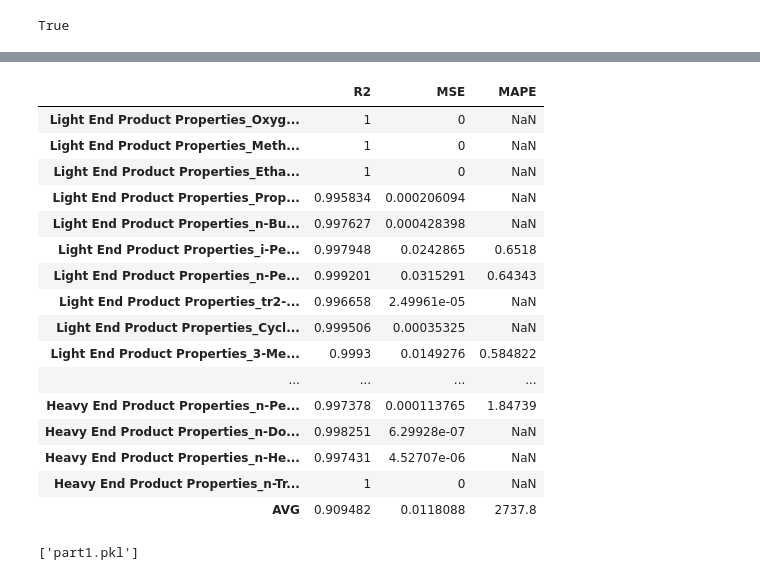
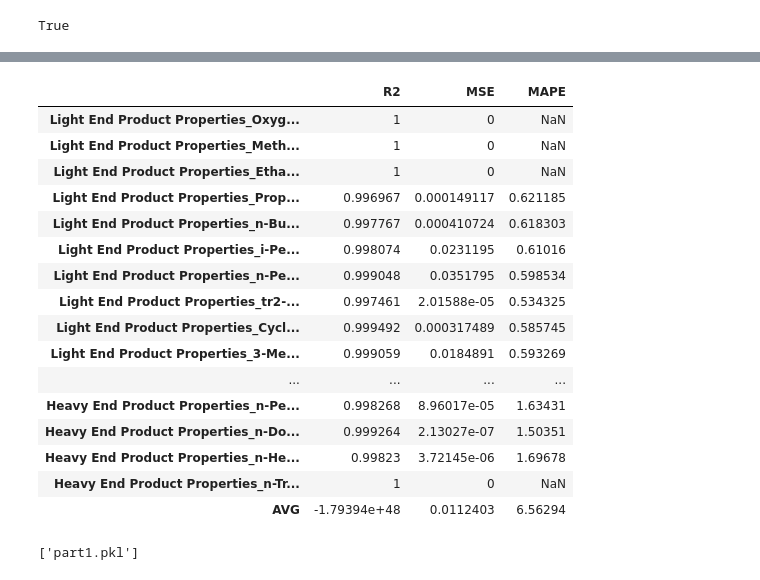
Before and after one commit to skywalker0803r/autorch, a Jupyter notebook: examples/autorch_example_gpu.ipynb, the cells around one changed output, grey strips where cells are left out. Saved outputs shown, nothing was run; the diff lists cells and outputs as text; code cells hidden in the pictures.

```diff
--- a/examples/autorch_example_gpu.ipynb
+++ b/examples/autorch_example_gpu.ipynb
@@ -74,5 +74,6 @@ for i in range(54):
 part1 = part.PartBulider(df,x_col,y_col,
 normalize_idx_list=normalize_idx,
 device="cuda:0")
+part1.loss_fn = nn.SmoothL1Loss()
 part1.train()
 # %% [output]
@@ -142,23 +151,23 @@ wt_pred = np.hstack((sp2wt(xna,sle),sp2wt(xna,shc),sp2wt(xna,she)))
 wt_pred = pd.DataFrame(wt_pred,columns=wt_real.columns)
 # %%
 pd.options.display.max_rows = 999
-result = part1.show_metrics(wt_real,wt_pred)
+result = part1.show_metrics(wt_real,wt_pred,e=0.01)
 result
 # %% [output]
 |  | R2 | MSE | MAPE |
 | Light End Product Properties_Oxyg... | 1 | 0 | NaN |
 | Light End Product Properties_Meth... | 1 | 0 | NaN |
 | Light End Product Properties_Etha... | 1 | 0 | NaN |
-| Light End Product Properties_Prop... | 0.995834 | 0.000206094 | NaN |
-| Light End Product Properties_n-Bu... | 0.997627 | 0.000428398 | NaN |
-| Light End Product Properties_i-Pe... | 0.997948 | 0.0242865 | 0.6518 |
-| Light End Product Properties_n-Pe... | 0.999201 | 0.0315291 | 0.64343 |
-| Light End Product Properties_tr2-... | 0.996658 | 2.49961e-05 | NaN |
-| Light End Product Properties_Cycl... | 0.999506 | 0.00035325 | NaN |
-| Light End Product Properties_3-Me... | 0.9993 | 0.0149276 | 0.584822 |
+| Light End Product Properties_Prop... | 0.996967 | 0.000149117 | 0.621185 |
+| Light End Product Properties_n-Bu... | 0.997767 | 0.000410724 | 0.618303 |
+| Light End Product Properties_i-Pe... | 0.998074 | 0.0231195 | 0.61016 |
+| Light End Product Properties_n-Pe... | 0.999048 | 0.0351795 | 0.598534 |
+| Light End Product Properties_tr2-... | 0.997461 | 2.01588e-05 | 0.534325 |
+| Light End Product Properties_Cycl... | 0.999492 | 0.000317489 | 0.585745 |
+| Light End Product Properties_3-Me... | 0.999059 | 0.0184891 | 0.593269 |
 | ... | ... | ... | ... |
-| Heavy End Product Properties_n-Pe... | 0.997378 | 0.000113765 | 1.84739 |
-| Heavy End Product Properties_n-Do... | 0.998251 | 6.29928e-07 | NaN |
-| Heavy End Product Properties_n-He... | 0.997431 | 4.52707e-06 | NaN |
+| Heavy End Product Properties_n-Pe... | 0.998268 | 8.96017e-05 | 1.63431 |
+| Heavy End Product Properties_n-Do... | 0.999264 | 2.13027e-07 | 1.50351 |
+| Heavy End Product Properties_n-He... | 0.99823 | 3.72145e-06 | 1.69678 |
 | Heavy End Product Properties_n-Tr... | 1 | 0 | NaN |
-| AVG | 0.909482 | 0.0118088 | 2737.8 |
+| AVG | -1.79394e+48 | 0.0112403 | 6.56294 |
```
Also changed, not shown: parts of 5 cells of this notebook.
